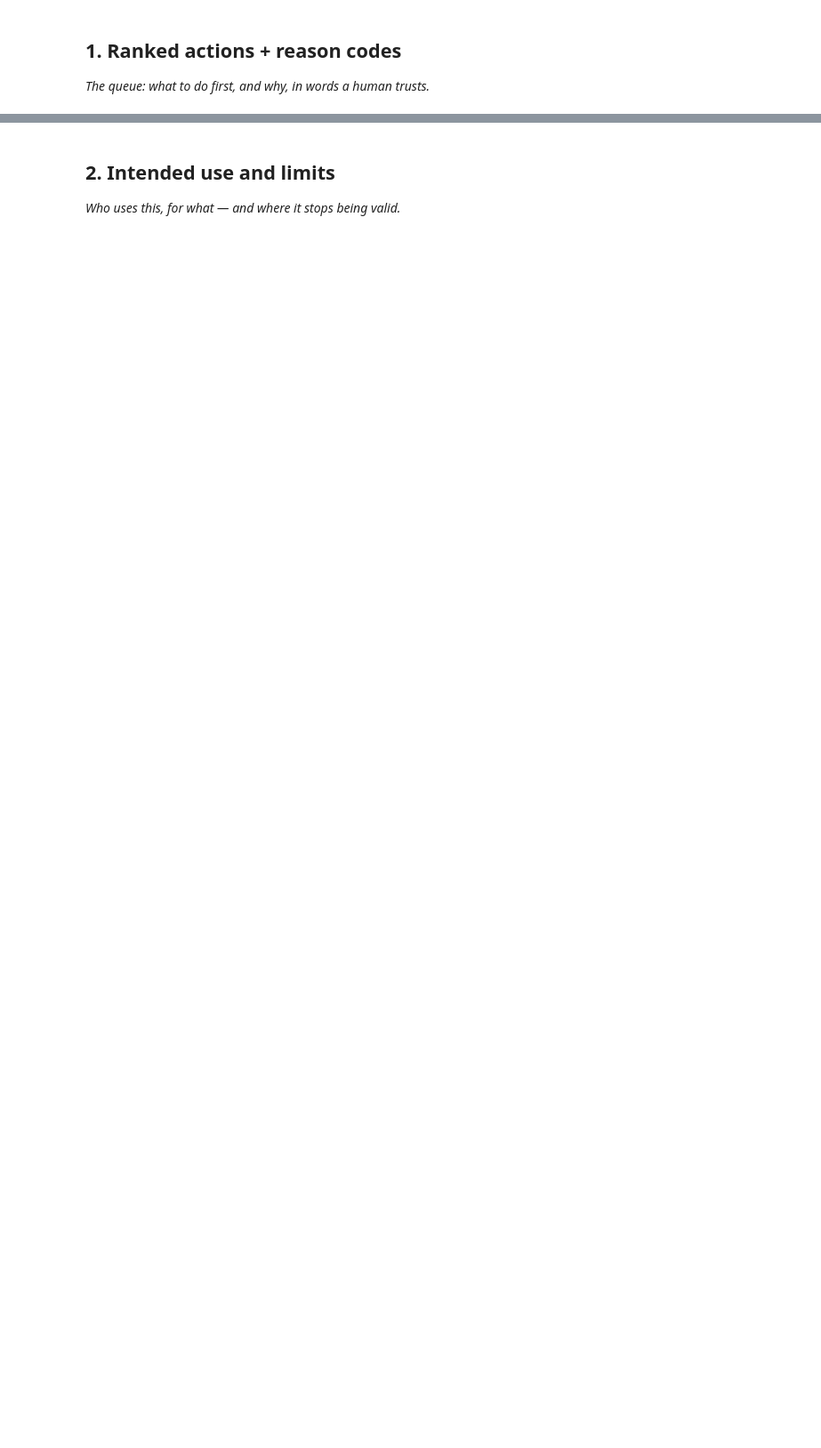
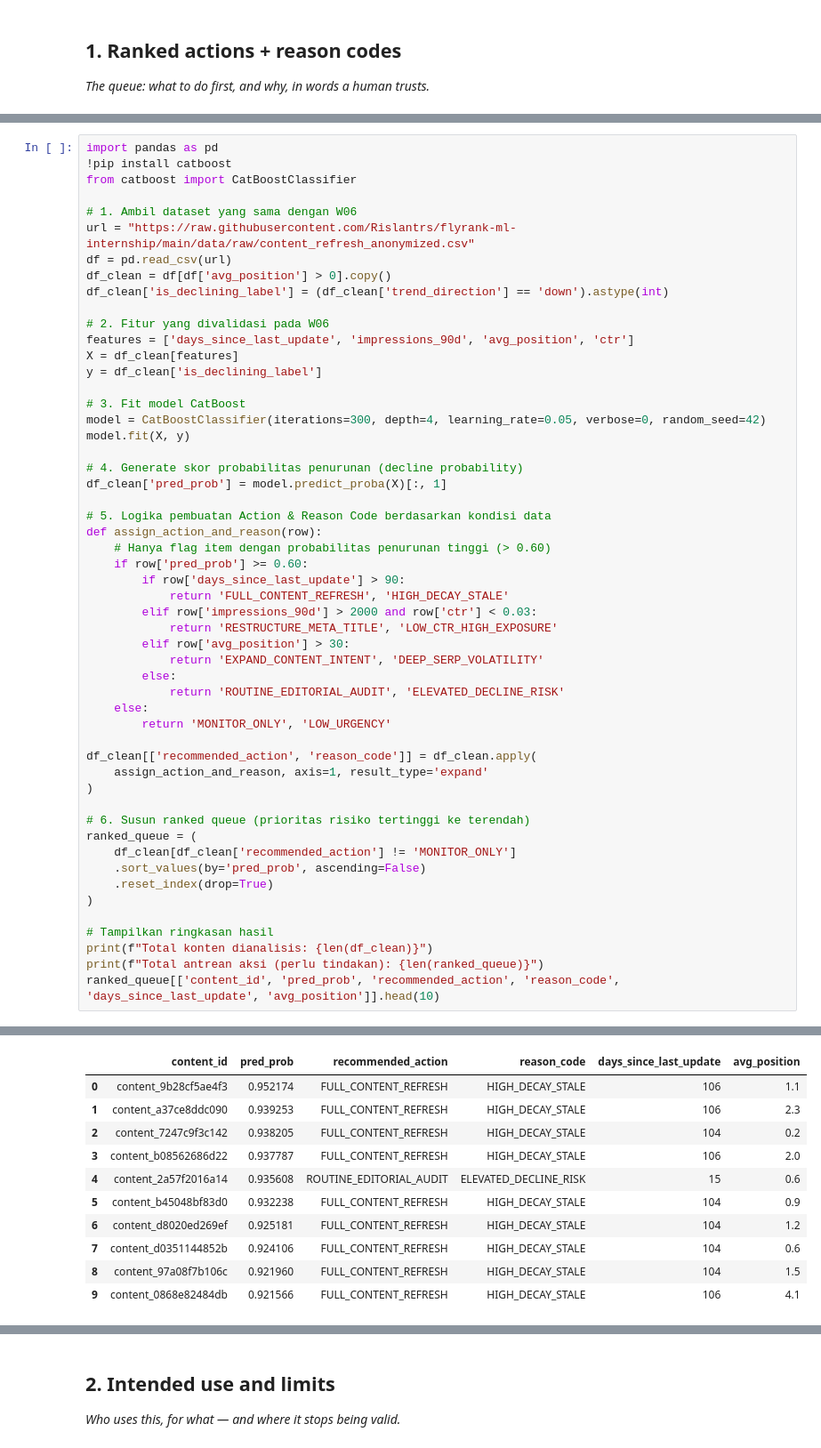
Before and after one commit to Rislantrs/flyrank-ml-internship, a Jupyter notebook: work/notebooks/w07_action_playbook.ipynb, the cells around one changed output, grey strips where cells are left out. Shown at 89% size. Cells and saved outputs as stored; diff of their text form; blank space fills up the shorter version.

```diff
--- a/work/notebooks/w07_action_playbook.ipynb
+++ b/work/notebooks/w07_action_playbook.ipynb
@@ -15,0 +13,54 @@ This skeleton is yours to fill. Work the sections **in order** — each one has
+# %%
+import pandas as pd
+!pip install catboost
+from catboost import CatBoostClassifier
+
+# 1. Ambil dataset yang sama dengan W06
+url = "https://raw.githubusercontent.com/Rislantrs/flyrank-ml-internship/main/data/raw/content_refresh_anonymized.csv"
+df = pd.read_csv(url)
+df_clean = df[df['avg_position'] > 0].copy()
+df_clean['is_declining_label'] = (df_clean['trend_direction'] == 'down').astype(int)
+
+# 2. Fitur yang divalidasi pada W06
+features = ['days_since_last_update', 'impressions_90d', 'avg_position', 'ctr']
+X = df_clean[features]
+y = df_clean['is_declining_label']
+
+# 3. Fit model CatBoost
+model = CatBoostClassifier(iterations=300, depth=4, learning_rate=0.05, verbose=0, random_seed=42)
+model.fit(X, y)
+
+# 4. Generate skor probabilitas penurunan (decline probability)
+df_clean['pred_prob'] = model.predict_proba(X)[:, 1]
+
+# 5. Logika pembuatan Action & Reason Code berdasarkan kondisi data
+def assign_action_and_reason(row):
+    # Hanya flag item dengan probabilitas penurunan tinggi (> 0.60)
+    if row['pred_prob'] >= 0.60:
+        if row['days_since_last_update'] > 90:
+            return 'FULL_CONTENT_REFRESH', 'HIGH_DECAY_STALE'
+        elif row['impressions_90d'] > 2000 and row['ctr'] < 0.03:
+            return 'RESTRUCTURE_META_TITLE', 'LOW_CTR_HIGH_EXPOSURE'
+        elif row['avg_position'] > 30:
+            return 'EXPAND_CONTENT_INTENT', 'DEEP_SERP_VOLATILITY'
+        else:
+            return 'ROUTINE_EDITORIAL_AUDIT', 'ELEVATED_DECLINE_RISK'
+    else:
+        return 'MONITOR_ONLY', 'LOW_URGENCY'
+
+df_clean[['recommended_action', 'reason_code']] = df_clean.apply(
+    assign_action_and_reason, axis=1, result_type='expand'
+)
+
+# 6. Susun ranked queue (prioritas risiko tertinggi ke terendah)
+ranked_queue = (
+    df_clean[df_clean['recommended_action'] != 'MONITOR_ONLY']
+    .sort_values(by='pred_prob', ascending=False)
+    .reset_index(drop=True)
+)
+
+# Tampilkan ringkasan hasil
+print(f"Total konten dianalisis: {len(df_clean)}")
+print(f"Total antrean aksi (perlu tindakan): {len(ranked_queue)}")
+ranked_queue[['content_id', 'pred_prob', 'recommended_action', 'reason_code', 'days_since_last_update', 'avg_position']].head(10)
+# %% [output]
@@ -15,0 +84,11 @@ This skeleton is yours to fill. Work the sections **in order** — each one has
+|  | content_id | pred_prob | recommended_action | reason_code | days_since_last_update | avg_position |
+| 0 | content_9b28cf5ae4f3 | 0.952174 | FULL_CONTENT_REFRESH | HIGH_DECAY_STALE | 106 | 1.1 |
+| 1 | content_a37ce8ddc090 | 0.939253 | FULL_CONTENT_REFRESH | HIGH_DECAY_STALE | 106 | 2.3 |
+| 2 | content_7247c9f3c142 | 0.938205 | FULL_CONTENT_REFRESH | HIGH_DECAY_STALE | 104 | 0.2 |
+| 3 | content_b08562686d22 | 0.937787 | FULL_CONTENT_REFRESH | HIGH_DECAY_STALE | 106 | 2.0 |
+| 4 | content_2a57f2016a14 | 0.935608 | ROUTINE_EDITORIAL_AUDIT | ELEVATED_DECLINE_RISK | 15 | 0.6 |
+| 5 | content_b45048bf83d0 | 0.932238 | FULL_CONTENT_REFRESH | HIGH_DECAY_STALE | 104 | 0.9 |
+| 6 | content_d8020ed269ef | 0.925181 | FULL_CONTENT_REFRESH | HIGH_DECAY_STALE | 104 | 1.2 |
+| 7 | content_d0351144852b | 0.924106 | FULL_CONTENT_REFRESH | HIGH_DECAY_STALE | 104 | 0.6 |
+| 8 | content_97a08f7b106c | 0.921960 | FULL_CONTENT_REFRESH | HIGH_DECAY_STALE | 104 | 1.5 |
+| 9 | content_0868e82484db | 0.921566 | FULL_CONTENT_REFRESH | HIGH_DECAY_STALE | 106 | 4.1 |
```
Also changed, not shown: parts of 15 cells of this notebook.
